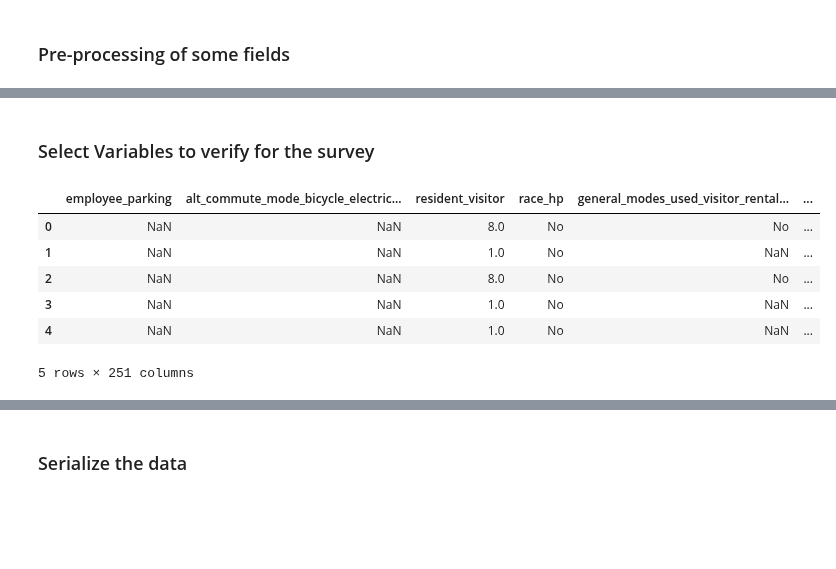
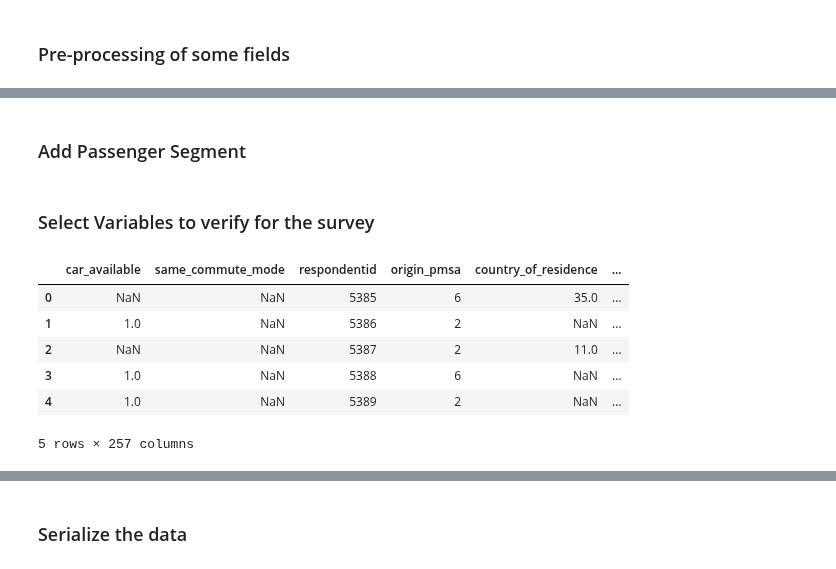
Before and after one commit to wsp-sag/Survey_Airport, a Jupyter notebook: notebooks/01-make-clean-data-from-raw-data.ipynb, the cells around one changed output, grey strips where cells are left out. Cells and saved outputs as stored; diff of their text form; code cells hidden in the pictures; blank space fills up the shorter version.

```diff
--- a/notebooks/01-make-clean-data-from-raw-data.ipynb
+++ b/notebooks/01-make-clean-data-from-raw-data.ipynb
@@ -84,0 +104,6 @@ clean_df.head()
+# %%
+#Municipal Zones
+municipal_zones_shapefile = "../data/external/geometry/Municipal_Boundaries/Municipal_Boundaries.shp"
+clean_df['origin_municipal_zone'] = map_zones(clean_df, 'origin_latitude', 'origin_longitude', municipal_zones_shapefile, 'name', 'EXTERNAL')
+clean_df['destination_municipal_zone'] = map_zones(clean_df, 'destination_latitude', 'destination_longitude', municipal_zones_shapefile, 'name', 'EXTERNAL')
+clean_df['origin_municipal_zone'].value_counts(), clean_df['destination_municipal_zone'].value_counts()
@@ -261,7 +304,7 @@ Name: count, dtype: int64
 ### Pre-processing of some fields
 # %%
 clean_df['date_completed'] = pd.to_datetime(clean_df['date_completed'])
-clean_df['is_pilot'] = np.where(clean_df['date_completed'].dt.date<=datetime.date(2024, 9, 30), 1, 0)
+clean_df['is_pilot'] = np.where(clean_df['date_completed'].dt.date<=datetime.date(2024, 10, 3), 1, 0)
 clean_df['record_type_synthetic'] = 0
 clean_df.replace('-oth-', 98, inplace=True)
 clean_df.replace('-', None, inplace = True )
@@ -306,0 +350,2 @@ clean_df.head()
+# %% [markdown]
+### Add Passenger Segment
@@ -307,37 +377,67 @@ clean_df.head()
+# %%
+## Explicit Visitor Check
+clean_df["qualified_visitor"] = np.where(
+    # Arriving and visiting or neither, and does not live in the same region traveled
+    (clean_df["passenger_type"] == e.PassengerType.ARRIVING) &
+    ((clean_df["resident_visitor_general"] == e.ResidentVisitorGeneral.VISITING) |
+     (clean_df["resident_visitor_general"] == e.ResidentVisitorGeneral.NEITHER)) &
+    (clean_df["resident_visitor_followup"] != e.ResidentVisitorFollowup.LIVE_OUTSIDE_REGION_TRAVELED_TO_AIRPORT),
+    1,  # Qualified visitor
+    np.where(
+        # Departing and going home or neither, and does not live in the same region traveled
+        (clean_df["passenger_type"] == e.PassengerType.DEPARTING) &
+        ((clean_df["resident_visitor_general"] == e.ResidentVisitorGeneral.GOING_HOME) |
+         (clean_df["resident_visitor_general"] == e.ResidentVisitorGeneral.NEITHER)) &
+        (clean_df["resident_visitor_followup"] != e.ResidentVisitorFollowup.LIVE_OUTSIDE_REGION_TRAVELED_TO_AIRPORT),
+        1,  # Qualified visitor
+        0  # Not a qualified visitor
+    )
+)
 # %% [markdown]
 ### Select Variables to verify for the survey
 # %%
 respondent_variables = [field_name for field_name, field_info in Respondent.__fields__.items()]
 
 
 trip_variables = [field_name for field_name, field_info in Trip.__fields__.items()]
 trip_variables.append('respondentid')
+trip_variables.remove('valid_record')
+trip_variables.remove('validation_error')
+trip_variables.remove('validation_severity')
+trip_variables.remove('validation_num_errors')
 
 employee_variables = [field_name for field_name, field_info in Employee.__fields__.items()]
 employee_variables.remove('trip')
 
-air_passenger_variables = [field_name for field_name, field_info in AirPassenger.__fields__.items()]
-air_passenger_variables.remove('trip')
+#air_passenger_variables = [field_name for field_name, field_info in AirPassenger.__fields__.items()]
+#air_passenger_variables.remove('trip')
+
+air_passenger_departing_resident_variables = [field_name for field_name, field_info in DepartingPassengerResident.__fields__.items()]
+air_passenger_departing_visitor_variables = [field_name for field_name, field_info in DepartingPassengerVisitor.__fields__.items()]
+air_passenger_arriving_resident_variables = [field_name for field_name, field_info in ArrivingPassengerResident.__fields__.items()]
+air_passenger_arriving_visitor_variables = [field_name for field_name, field_info in ArrivingPassengerVisitor.__fields__.items()]
+air_passenger_variables = list(set(air_passenger_departing_resident_variables + air_passenger_departing_visitor_variables + air_passenger_arriving_resident_variables +air_passenger_arriving_visitor_variables))
 
 variables_to_verify = list(set(air_passenger_variables + respondent_variables + trip_variables + employee_variables))
 variables_to_verify.remove('trip')
 variables_to_verify.remove('valid_record')
 variables_to_verify.remove('validation_error')
 variables_to_verify.remove('validation_severity')
-
+variables_to_verify.remove('validation_num_errors')
+variables_to_verify.remove('is_self_administered')
 
 working_df = clean_df.copy()
 working_df = working_df[variables_to_verify].copy()
 working_df = working_df.loc[working_df['marketsegment'].notna()].copy()
 working_df.head()
 # %% [output]
-|  | employee_parking | alt_commute_mode_bicycle_electric... | resident_visitor | race_hp | general_modes_used_visitor_rental... | ... |
-| 0 | NaN | NaN | 8.0 | No | No | ... |
-| 1 | NaN | NaN | 1.0 | No | NaN | ... |
-| 2 | NaN | NaN | 8.0 | No | No | ... |
-| 3 | NaN | NaN | 1.0 | No | NaN | ... |
-| 4 | NaN | NaN | 1.0 | No | NaN | ... |
+|  | car_available | same_commute_mode | respondentid | origin_pmsa | country_of_residence | ... |
+| 0 | NaN | NaN | 5385 | 6 | 35.0 | ... |
+| 1 | 1.0 | NaN | 5386 | 2 | NaN | ... |
+| 2 | NaN | NaN | 5387 | 2 | 11.0 | ... |
+| 3 | 1.0 | NaN | 5388 | 6 | NaN | ... |
+| 4 | 1.0 | NaN | 5389 | 2 | NaN | ... |
-5 rows × 251 columns
+5 rows × 257 columns
 # %%
 working_df.shape
 # %% [output]
```
Also changed, not shown: parts of 28 cells of this notebook.
